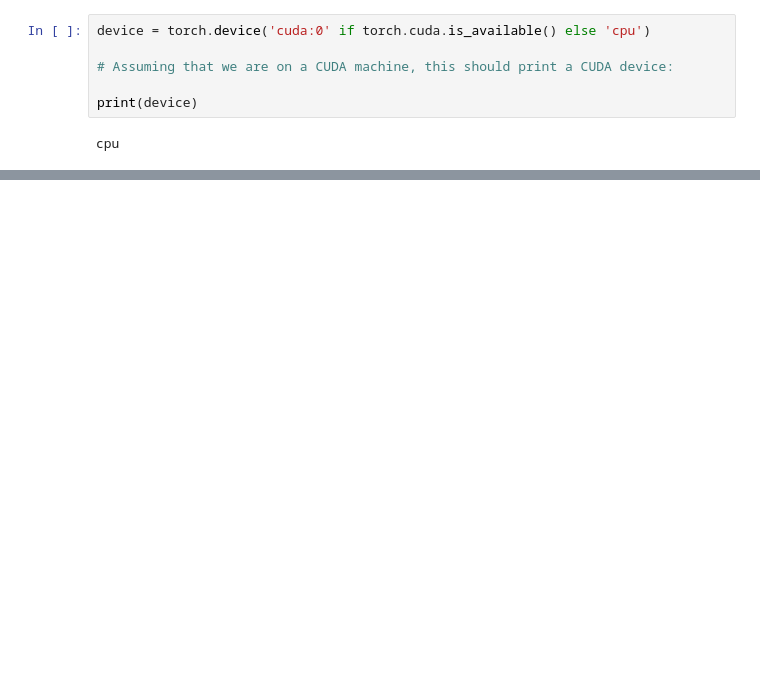
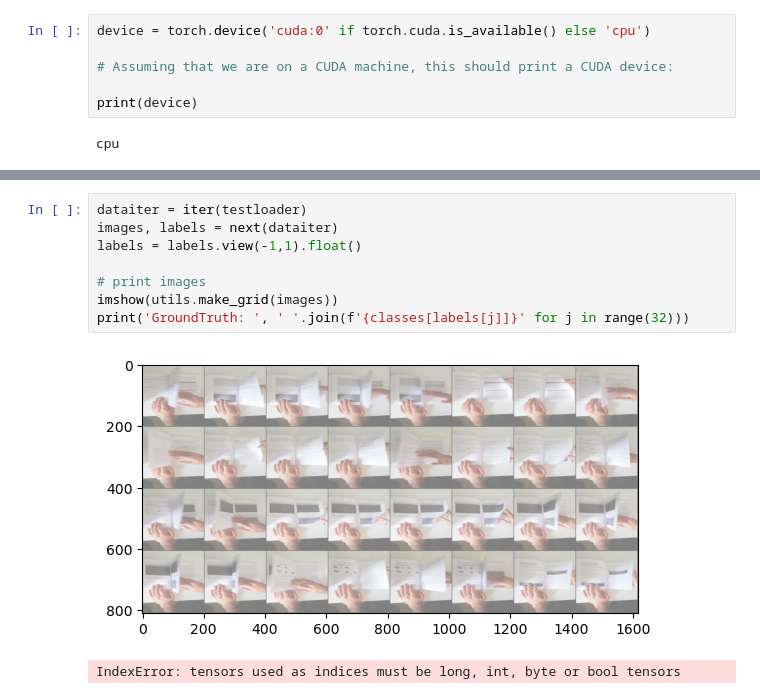
Before and after one commit to digital-monad/4kMp8C9gkNID8Tus, a Jupyter notebook: p4.ipynb, the cells around one changed output, grey strips where cells are left out. Cells and saved outputs as stored; diff of their text form; blank space fills up the shorter version.

```diff
--- a/p4.ipynb
+++ b/p4.ipynb
@@ -197,0 +207,11 @@ weighted avg       0.68      0.66      0.66       597
+# %%
+dataiter = iter(testloader)
+images, labels = next(dataiter)
+labels = labels.view(-1,1).float()
+
+# print images
+imshow(utils.make_grid(images))
+print('GroundTruth: ', ' '.join(f'{classes[labels[j]]}' for j in range(32)))
+# %% [output]
+[figure, added]
+IndexError: tensors used as indices must be long, int, byte or bool tensors
```
Also changed, not shown: parts of 11 cells of this notebook.
